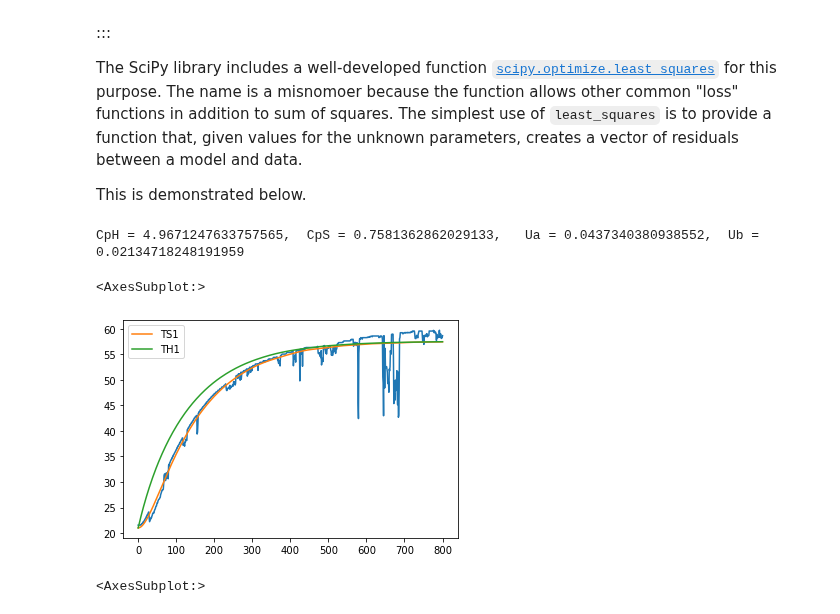
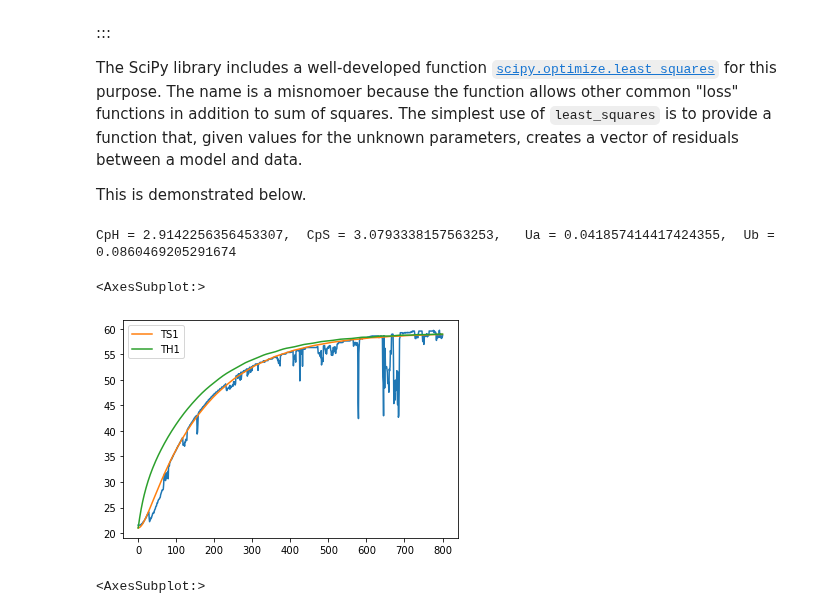
Before and after one commit to jckantor/cbe30338-book, a Jupyter notebook: _sources/notebooks/02.05-Second-Order.ipynb, the cells around one changed output. Drawn from its saved outputs; the diff is of its cells as text; code cells hidden in the pictures.

```diff
--- a/_sources/notebooks/02.05-Second-Order.ipynb
+++ b/_sources/notebooks/02.05-Second-Order.ipynb
@@ -67,7 +71,7 @@ Ub = 0.05              # watts/deg C
 # extract data from experiment
 t_expt = df["Time"]
 
-def tclab_model2(param, plot=False):
+def tclab_model2(param):
     # unpack the adjustable parameters
     CpH, CpS, Ua, Ub = param
 
@@ -82,14 +86,16 @@ def tclab_model2(param, plot=False):
 
     # create dataframe with predictions
     pred = pd.DataFrame(columns=["Time"])
+    pred["Time"] = t_expt
     pred["TH1"] = soln.y[0]
     pred["TS1"] = soln.y[1]
     pred["Q1"] = U1
 
     return pred
 
-pred = tclab_model2([CpH, CpS, Ua, Ub], plot=True)
+pred = tclab_model2([CpH, CpS, Ua, Ub])
 
 ax = data["T1"].plot()
 pred[["TS1", "TH1"]].plot(ax=ax)
+pred
 # %% [output]
@@ -114,23 +132,23 @@ This is demonstrated below.
 # %%
 from scipy.optimize import least_squares
 
 def fun(p):
     pred = tclab_model2(p)
     return pred["TS1"] - data["T1"]
 
-results = least_squares(fun,  [CpH, CpS, Ua, Ub])
+results = least_squares(fun,  [CpH, CpS, Ua, Ub], loss="arctan")
 
 CpH, CpS, Ua, Ub = results.x
 print(f"CpH = {CpH},  CpS = {CpS},   Ua = {Ua},  Ub = {Ub}")
 
 pred = tclab_model2(results.x)
 
 ax = data["T1"].plot()
 pred[["TS1", "TH1"]].plot(ax=ax)
 # %% [output]
-CpH = 4.9671247633757565,  CpS = 0.7581362862029133,   Ua = 0.0437340380938552,  Ub = 0.02134718248191959
+CpH = 2.9142256356453307,  CpS = 3.0793338157563253,   Ua = 0.041857414417424355,  Ub = 0.0860469205291674
 <AxesSubplot:>
-[figure, old version]
+[figure, new version]
 # %%
 (pred["TS1"] - data["T1"]).plot(grid=True)
 # %% [output]
```
Also changed, not shown: parts of 2 cells of this notebook, 14 other files.
